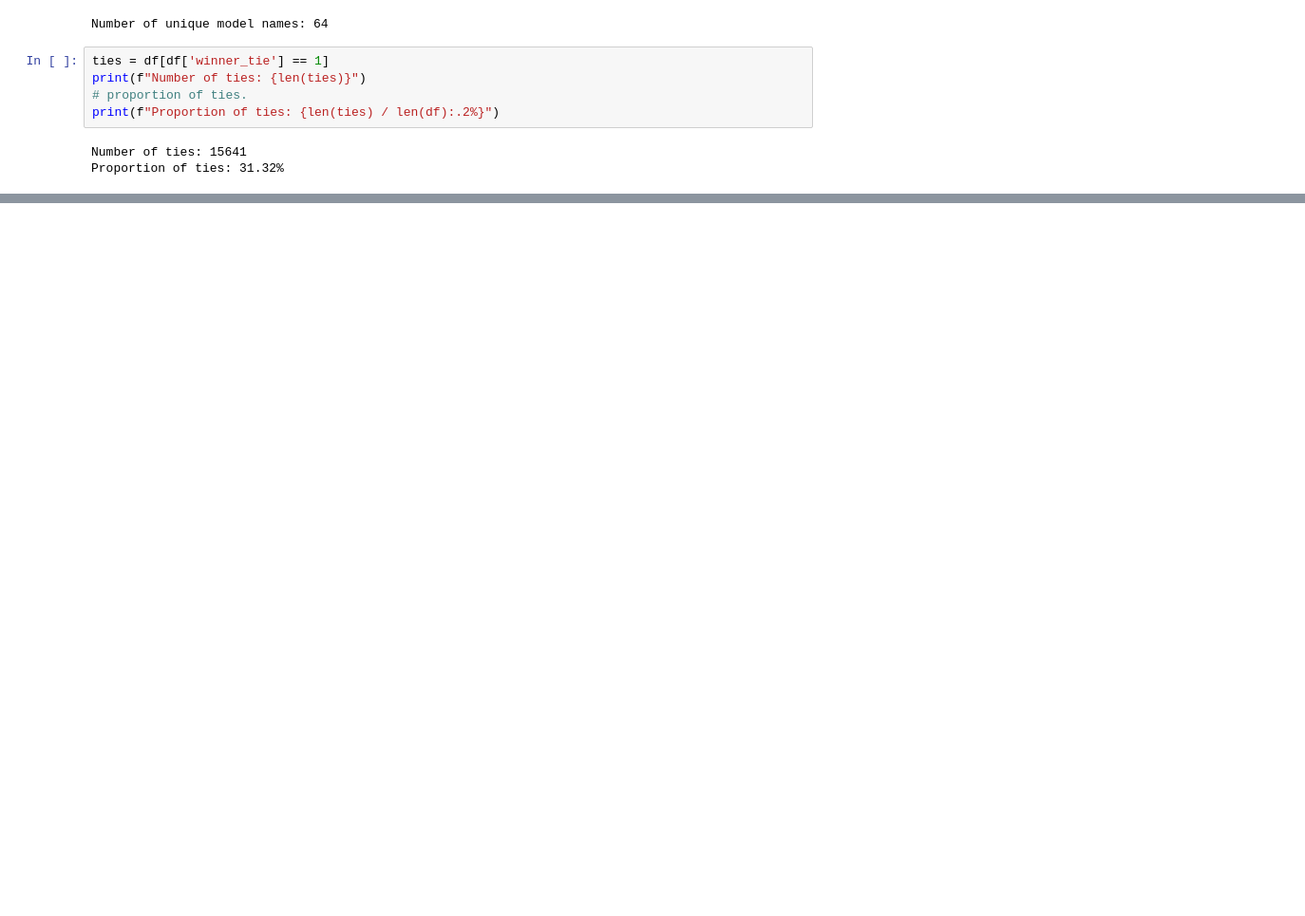
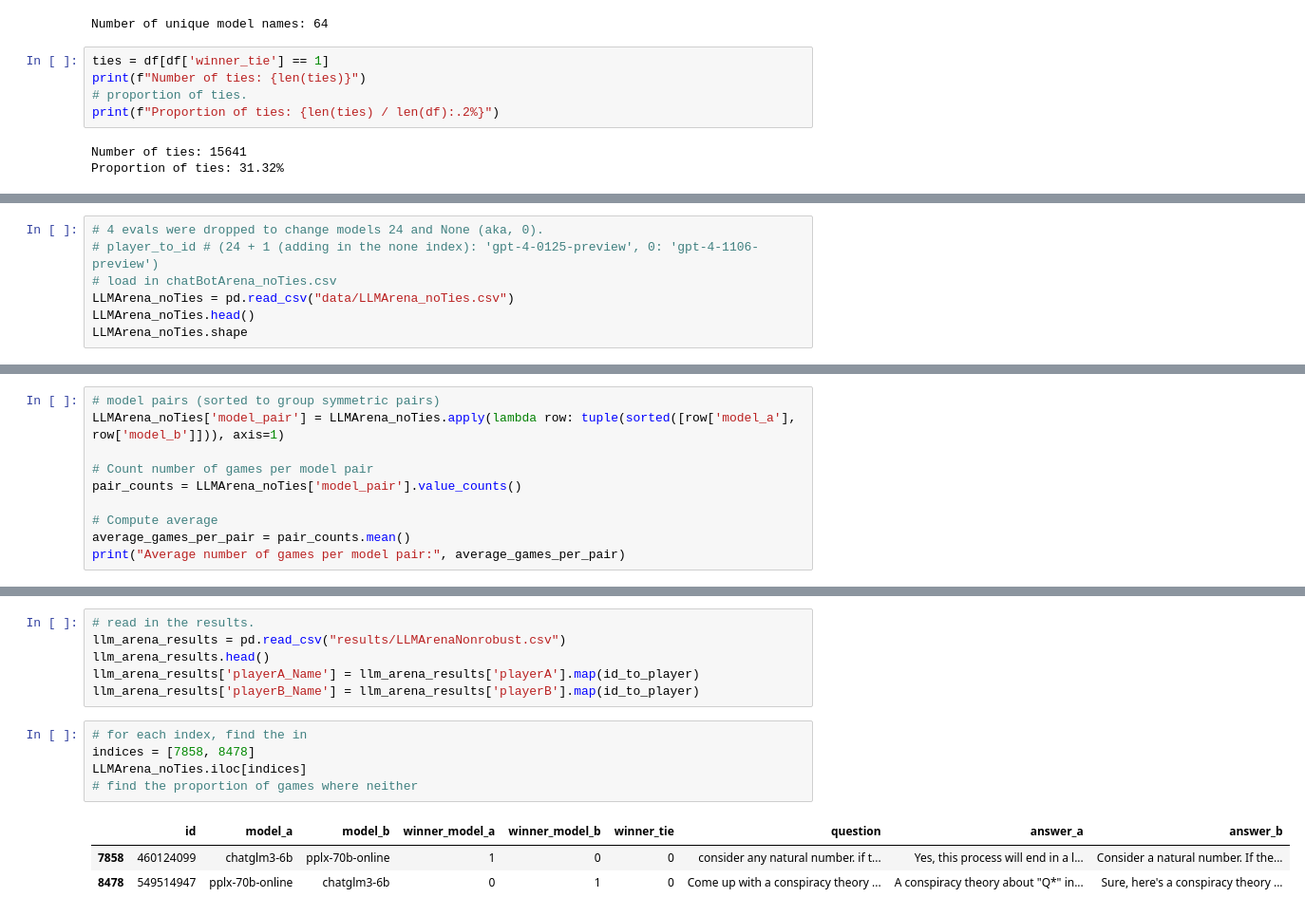
Before and after one commit to JennyHuang19/IsRankingRobust, a Jupyter notebook: llmJudgeArena.ipynb, the cells around one changed output, grey strips where cells are left out. Shown at 95% size. Saved outputs shown, nothing was run; the diff lists cells and outputs as text; blank space fills up the shorter version.

```diff
--- a/llmJudgeArena.ipynb
+++ b/llmJudgeArena.ipynb
@@ -319,0 +140,7 @@ Hello! I don't have feelings, but I'm here and ready to assist you. How can I he
+# %%
+# 4 evals were dropped to change models 24 and None (aka, 0).
+# player_to_id # (24 + 1 (adding in the none index): 'gpt-4-0125-preview', 0: 'gpt-4-1106-preview')
+# load in chatBotArena_noTies.csv
+LLMArena_noTies = pd.read_csv("data/LLMArena_noTies.csv")
+LLMArena_noTies.head()
+LLMArena_noTies.shape
@@ -319,0 +160,10 @@ Hello! I don't have feelings, but I'm here and ready to assist you. How can I he
+# %%
+# model pairs (sorted to group symmetric pairs)
+LLMArena_noTies['model_pair'] = LLMArena_noTies.apply(lambda row: tuple(sorted([row['model_a'], row['model_b']])), axis=1)
+
+# Count number of games per model pair
+pair_counts = LLMArena_noTies['model_pair'].value_counts()
+
+# Compute average
+average_games_per_pair = pair_counts.mean()
+print("Average number of games per model pair:", average_games_per_pair)
@@ -319,0 +254,15 @@ Hello! I don't have feelings, but I'm here and ready to assist you. How can I he
+# %%
+# read in the results.
+llm_arena_results = pd.read_csv("results/LLMArenaNonrobust.csv")
+llm_arena_results.head()
+llm_arena_results['playerA_Name'] = llm_arena_results['playerA'].map(id_to_player)
+llm_arena_results['playerB_Name'] = llm_arena_results['playerB'].map(id_to_player)
+# %%
+# for each index, find the in
+indices = [7858, 8478]
+LLMArena_noTies.iloc[indices]
+# find the proportion of games where neither
+# %% [output]
+|  | id | model_a | model_b | winner_model_a | winner_model_b | winner_tie | question | answer_a | answer_b |
+| 7858 | 460124099 | chatglm3-6b | pplx-70b-online | 1 | 0 | 0 | consider any natural number. if t... | Yes, this process will end in a l... | Consider a natural number. If the... |
+| 8478 | 549514947 | pplx-70b-online | chatglm3-6b | 0 | 1 | 0 | Come up with a conspiracy theory ... | A conspiracy theory about "Q*" in... | Sure, here's a conspiracy theory ... |
```
Also changed, not shown: parts of 51 cells of this notebook, 2 other files.
